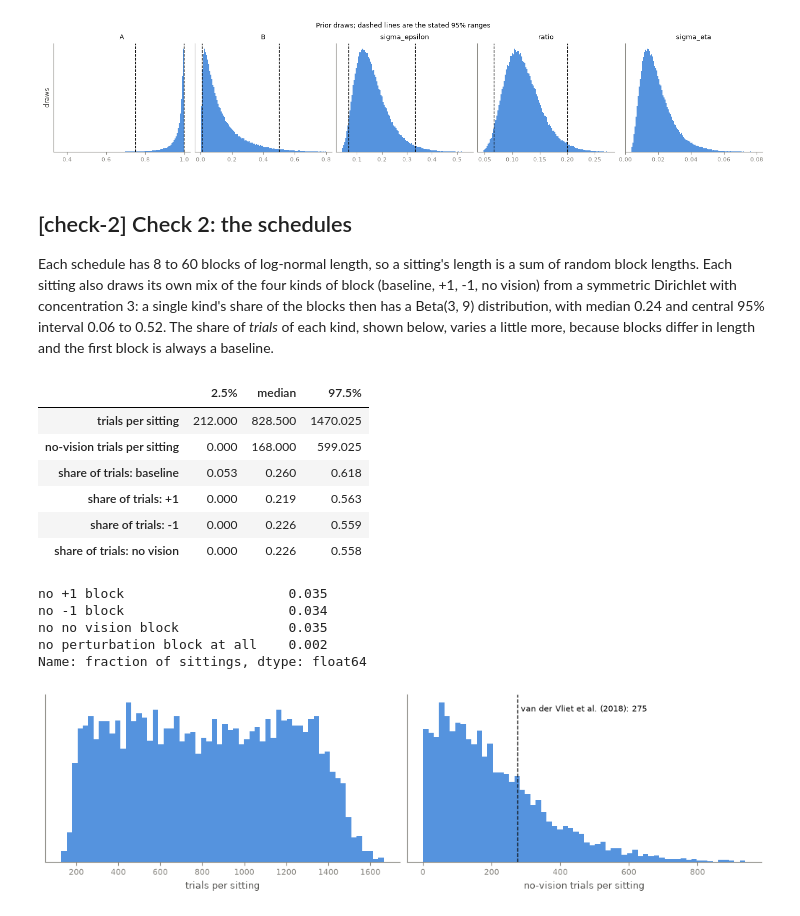
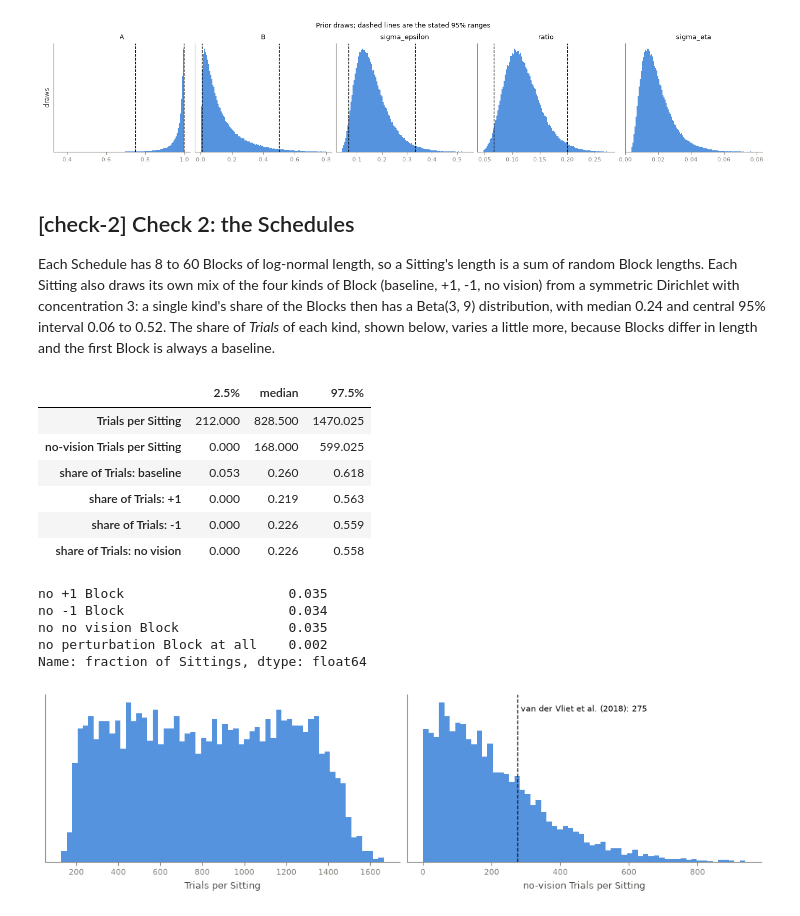
Before and after one commit to opherdonchin/MotorAdpatationSBI, a Jupyter notebook: notebooks/one_state_priors.ipynb, the cells around one changed output. Cells and saved outputs as stored; diff of their text form; code cells hidden in the pictures.

```diff
--- a/notebooks/one_state_priors.ipynb
+++ b/notebooks/one_state_priors.ipynb
@@ -145,49 +146,49 @@ plt.show()
 # %% [output]
 [figure]
 # %% [markdown]
-## [check-2] Check 2: the schedules
+## [check-2] Check 2: the Schedules
 
-Each schedule has 8 to 60 blocks of log-normal length, so a sitting's length is a sum of
-random block lengths. Each sitting also draws its own mix of the four kinds of block
+Each Schedule has 8 to 60 Blocks of log-normal length, so a Sitting's length is a sum of
+random Block lengths. Each Sitting also draws its own mix of the four kinds of Block
 (baseline, +1, -1, no vision) from a symmetric Dirichlet with concentration 3: a single
-kind's share of the blocks then has a Beta(3, 9) distribution, with median 0.24 and
-central 95% interval 0.06 to 0.52. The share of *trials* of each kind, shown below,
-varies a little more, because blocks differ in length and the first block is always a
+kind's share of the Blocks then has a Beta(3, 9) distribution, with median 0.24 and
+central 95% interval 0.06 to 0.52. The share of *Trials* of each kind, shown below,
+varies a little more, because Blocks differ in length and the first Block is always a
 baseline.
 # %%
-# [check-schedules] Sitting lengths and the mix of block kinds
+# [check-schedules] Sitting lengths and the mix of Block kinds
 schedules = [sample_schedule(rng_schedule, **SCHEDULE) for _ in range(N_SCHEDULES)]
 T = np.array([len(p) for p, _ in schedules])
 trial_share = np.array([
     [np.mean((p == BLOCK_P[k]) & (v == BLOCK_V[k])) for k in range(len(BLOCK_KINDS))]
     for p, v in schedules
 ])
 no_vision_trials = np.array([np.sum(v == 0) for _, v in schedules])
 
 summary = pd.DataFrame({
-    "trials per sitting": np.quantile(T, [0.025, 0.5, 0.975]),
-    "no-vision trials per sitting": np.quantile(no_vision_trials, [0.025, 0.5, 0.975]),
-    **{f"share of trials: {kind}": np.quantile(trial_share[:, k], [0.025, 0.5, 0.975]) for k, kind in enumerate(BLOCK_KINDS)},
+    "Trials per Sitting": np.quantile(T, [0.025, 0.5, 0.975]),
+    "no-vision Trials per Sitting": np.quantile(no_vision_trials, [0.025, 0.5, 0.975]),
+    **{f"share of Trials: {kind}": np.quantile(trial_share[:, k], [0.025, 0.5, 0.975]) for k, kind in enumerate(BLOCK_KINDS)},
 }, index=["2.5%", "median", "97.5%"]).T
 summary.round(3)
 # %% [output]
 |  | 2.5% | median | 97.5% |
-| trials per sitting | 212.000 | 828.500 | 1470.025 |
-| no-vision trials per sitting | 0.000 | 168.000 | 599.025 |
-| share of trials: baseline | 0.053 | 0.260 | 0.618 |
-| share of trials: +1 | 0.000 | 0.219 | 0.563 |
-| share of trials: -1 | 0.000 | 0.226 | 0.559 |
-| share of trials: no vision | 0.000 | 0.226 | 0.558 |
+| Trials per Sitting | 212.000 | 828.500 | 1470.025 |
+| no-vision Trials per Sitting | 0.000 | 168.000 | 599.025 |
+| share of Trials: baseline | 0.053 | 0.260 | 0.618 |
+| share of Trials: +1 | 0.000 | 0.219 | 0.563 |
+| share of Trials: -1 | 0.000 | 0.226 | 0.559 |
+| share of Trials: no vision | 0.000 | 0.226 | 0.558 |
 # %%
-# [missing-kinds] How often a sitting has no block of a kind at all
+# [missing-kinds] How often a Sitting has no Block of a kind at all
 pd.Series({
-    **{f"no {kind} block": np.mean(trial_share[:, k] == 0) for k, kind in enumerate(BLOCK_KINDS) if kind != "baseline"},
-    "no perturbation block at all": np.mean((trial_share[:, 1] == 0) & (trial_share[:, 2] == 0)),
-}, name="fraction of sittings").round(3)
+    **{f"no {kind} Block": np.mean(trial_share[:, k] == 0) for k, kind in enumerate(BLOCK_KINDS) if kind != "baseline"},
+    "no perturbation Block at all": np.mean((trial_share[:, 1] == 0) & (trial_share[:, 2] == 0)),
+}, name="fraction of Sittings").round(3)
 # %% [output]
-no +1 block                     0.035
-no -1 block                     0.034
-no no vision block              0.035
-no perturbation block at all    0.002
-Name: fraction of sittings, dtype: float64
+no +1 Block                     0.035
+no -1 Block                     0.034
+no no vision Block              0.035
+no perturbation Block at all    0.002
+Name: fraction of Sittings, dtype: float64
 # %%
```
Also changed, not shown: parts of 8 cells of this notebook, 3 other files.
